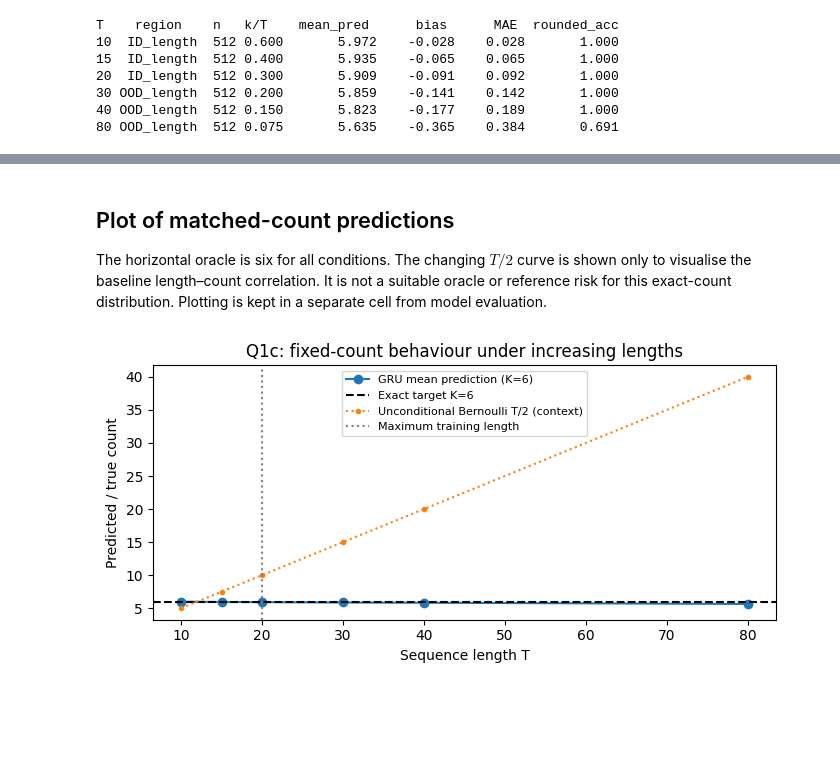
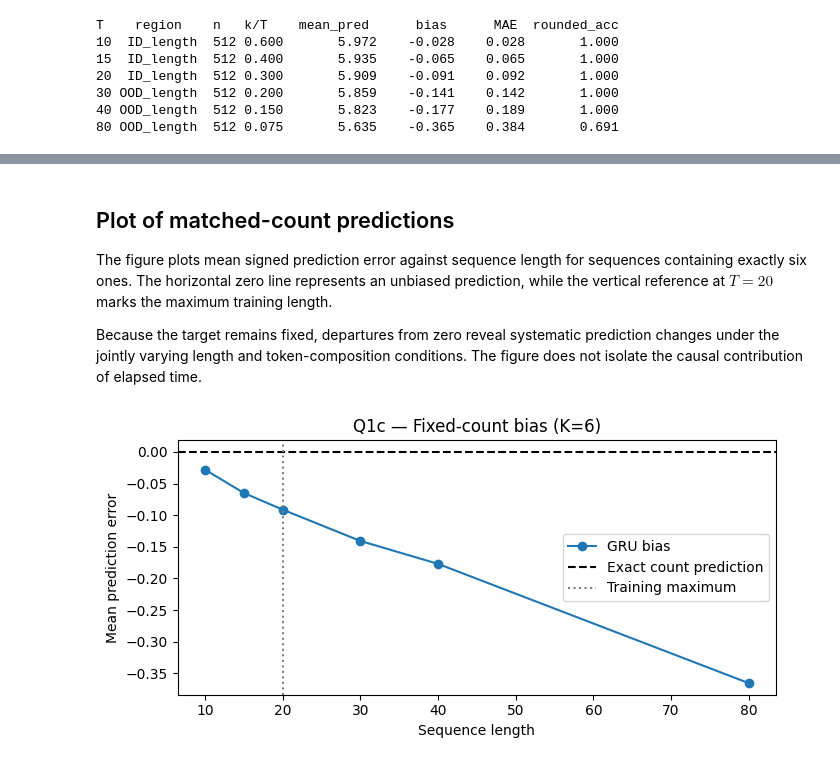
Before and after one commit to robertgcsmith/gru_lab, a Jupyter notebook: gru_vanilla_counting/Q1.ipynb, the cells around one changed output, grey strips where cells are left out. Saved outputs shown, nothing was run; the diff lists cells and outputs as text; code cells hidden in the pictures; blank space fills up the shorter version.

Commit message:
Baseline and Q1 cleanup
Cleaned up both notebooks, added further comments, and removed some redundancies.

```diff
--- a/gru_vanilla_counting/Q1.ipynb
+++ b/gru_vanilla_counting/Q1.ipynb
@@ -207,20 +295,30 @@ T    region    n   k/T    mean_pred      bias      MAE  rounded_acc
 # %% [markdown]
 ## Plot of matched-count predictions
-The horizontal oracle is six for all conditions. The changing $T/2$ curve is shown only to visualise the baseline length–count correlation. It is not a suitable oracle or reference risk for this exact-count distribution. Plotting is kept in a separate cell from model evaluation.
+The figure plots mean signed prediction error against sequence length for sequences containing exactly six ones. The horizontal zero line represents an unbiased prediction, while the vertical reference at $T=20$ marks the maximum training length.
+
+Because the target remains fixed, departures from zero reveal systematic prediction changes under the jointly varying length and token-composition conditions. The figure does not isolate the causal contribution of elapsed time.
 # %%
 fig, ax = plt.subplots(figsize=(7, 3.5))
-ax.plot(Q1_LENGTHS,
-        [Q1_COUNT + matched_count_report[T]['model']['bias'] for T in Q1_LENGTHS],
-        marker='o', label='GRU mean prediction (K=6)')
-ax.axhline(Q1_COUNT, linestyle='--', color='black', label='Exact target K=6')
-ax.plot(Q1_LENGTHS, [P * T for T in Q1_LENGTHS],
-        linestyle=':', marker='.', label='Unconditional Bernoulli T/2 (context)')
-ax.axvline(20, linestyle=':', color='grey', label='Maximum training length')
-ax.set(xlabel='Sequence length T', ylabel='Predicted / true count',
-       title='Q1c: fixed-count behaviour under increasing lengths')
-ax.legend(fontsize=8)
+
+bias = [
+    matched_count_report[T]["model"]["bias"]
+    for T in Q1_LENGTHS
+]
+
+ax.plot(Q1_LENGTHS, bias, marker="o", label="GRU bias")
+ax.axhline(0, color="black", linestyle="--",
+           label="Exact count prediction")
+ax.axvline(20, color="grey", linestyle=":",
+           label="Training maximum")
+
+ax.set(
+    xlabel="Sequence length",
+    ylabel="Mean prediction error",
+    title="Q1c — Fixed-count bias (K=6)",
+)
+ax.legend()
 fig.tight_layout()
 plt.show()
 plt.close(fig)
 # %% [output]
-[figure, old version]
+[figure, new version]
```
Also changed, not shown: parts of 6 cells of this notebook, 1 other file.
